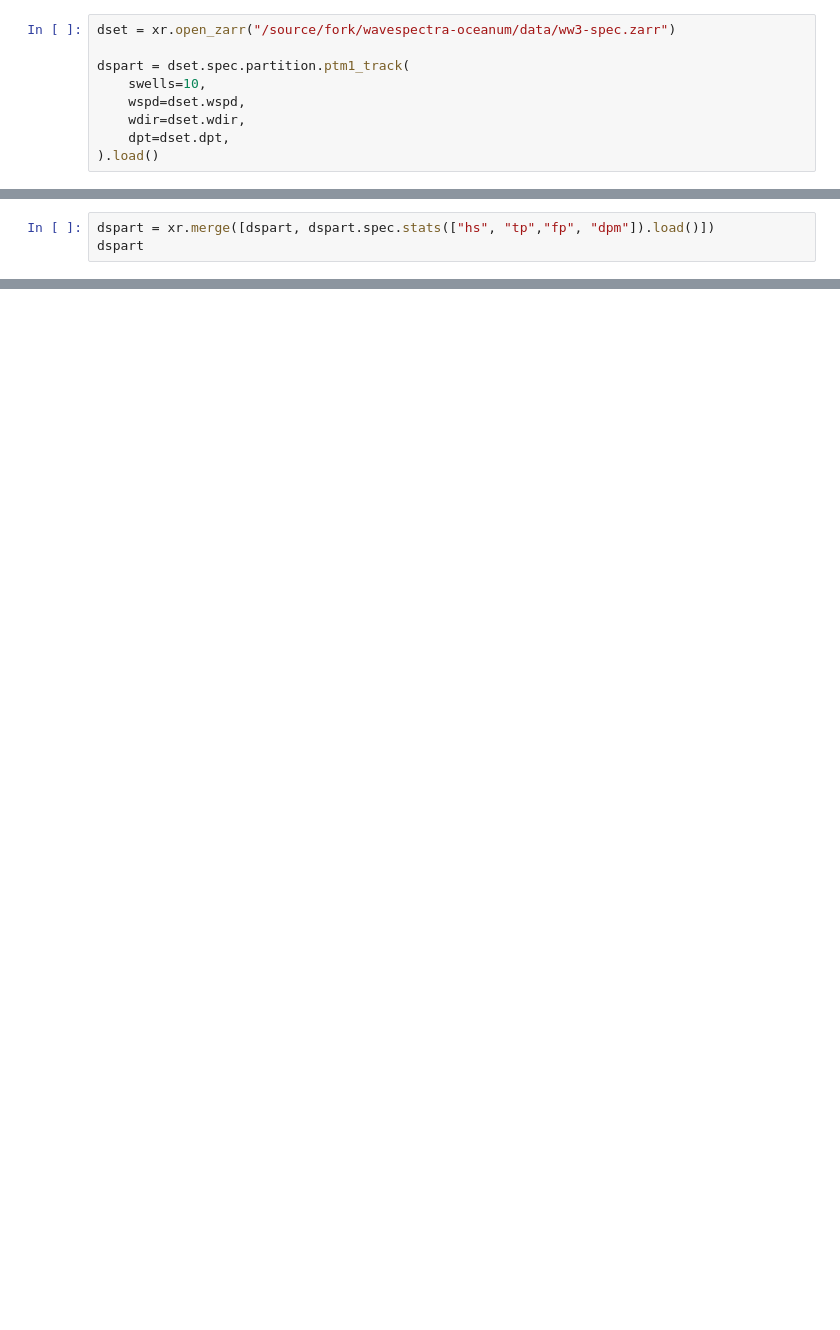
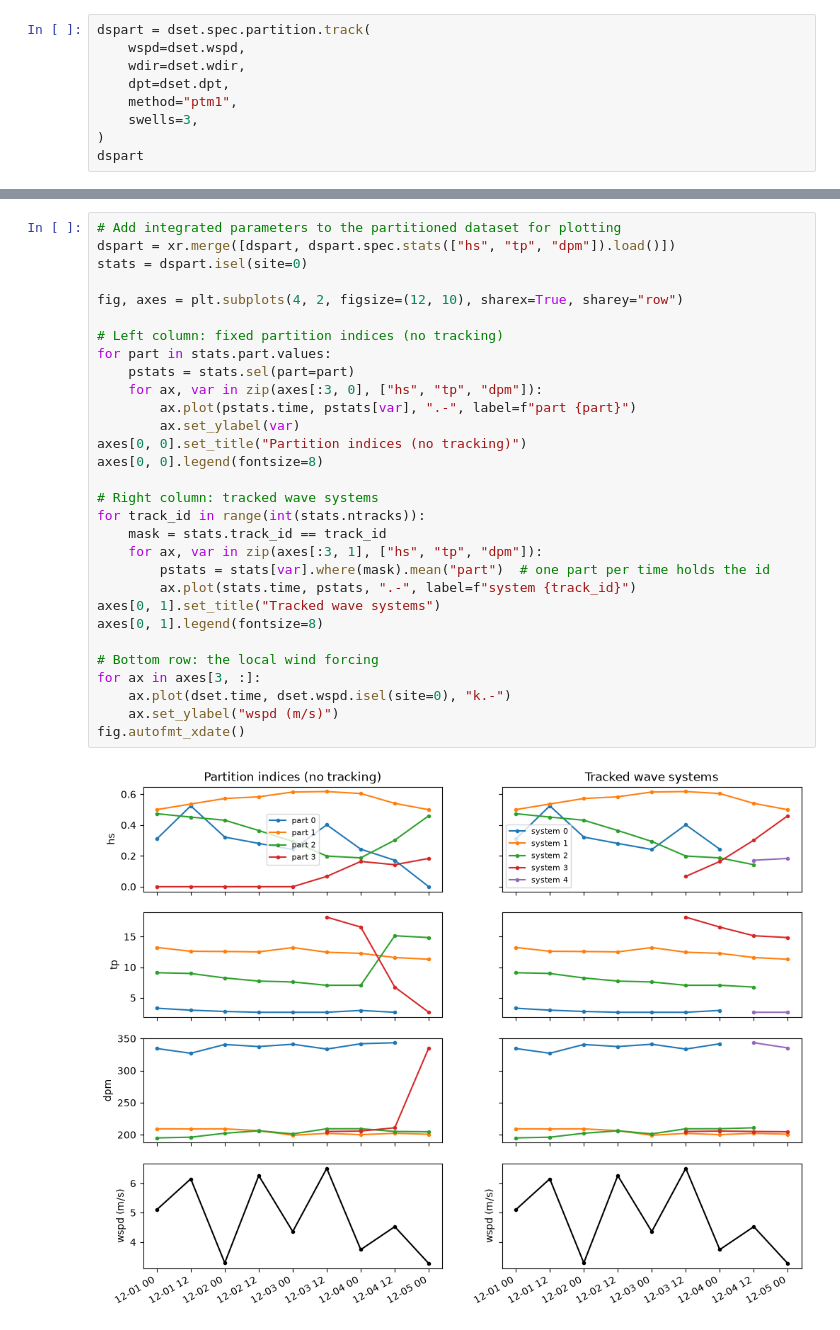
Before and after one commit to wavespectra/notebooks, a Jupyter notebook: partition_and_track.ipynb, the cells around one changed output, grey strips where cells are left out. Drawn from its saved outputs; the diff is of its cells as text; blank space fills up the shorter version.

Commit message:
Several updates to the partition and track notebook

```diff
--- a/partition_and_track.ipynb
+++ b/partition_and_track.ipynb
@@ -10,9 +128,9 @@ The [ptm1_track](https://wavespectra.readthedocs.io/en/latest/generated/wavespec
 # %%
-dset = xr.open_zarr("/source/fork/wavespectra-oceanum/data/ww3-spec.zarr")
-
-dspart = dset.spec.partition.ptm1_track(
-    swells=10,
+dspart = dset.spec.partition.track(
     wspd=dset.wspd,
     wdir=dset.wdir,
     dpt=dset.dpt,
-).load()
+    method="ptm1",
+    swells=3,
+)
+dspart
@@ -21,3 +188,0 @@ Calculate integrated wave parameters from the partitioned dataset and merge with
-# %%
-dspart = xr.merge([dspart, dspart.spec.stats(["hs", "tp","fp", "dpm"]).load()])
-dspart
@@ -70,0 +210,32 @@ for part_id in range(stats.n_part_id.values):
+# %%
+# Add integrated parameters to the partitioned dataset for plotting
+dspart = xr.merge([dspart, dspart.spec.stats(["hs", "tp", "dpm"]).load()])
+stats = dspart.isel(site=0)
+
+fig, axes = plt.subplots(4, 2, figsize=(12, 10), sharex=True, sharey="row")
+
+# Left column: fixed partition indices (no tracking)
+for part in stats.part.values:
+    pstats = stats.sel(part=part)
+    for ax, var in zip(axes[:3, 0], ["hs", "tp", "dpm"]):
+        ax.plot(pstats.time, pstats[var], ".-", label=f"part {part}")
+        ax.set_ylabel(var)
+axes[0, 0].set_title("Partition indices (no tracking)")
+axes[0, 0].legend(fontsize=8)
+
+# Right column: tracked wave systems
+for track_id in range(int(stats.ntracks)):
+    mask = stats.track_id == track_id
+    for ax, var in zip(axes[:3, 1], ["hs", "tp", "dpm"]):
+        pstats = stats[var].where(mask).mean("part")  # one part per time holds the id
+        ax.plot(stats.time, pstats, ".-", label=f"system {track_id}")
+axes[0, 1].set_title("Tracked wave systems")
+axes[0, 1].legend(fontsize=8)
+
+# Bottom row: the local wind forcing
+for ax in axes[3, :]:
+    ax.plot(dset.time, dset.wspd.isel(site=0), "k.-")
+    ax.set_ylabel("wspd (m/s)")
+fig.autofmt_xdate()
+# %% [output]
+[figure, added]
```
Also changed, not shown: parts of 24 cells of this notebook.
